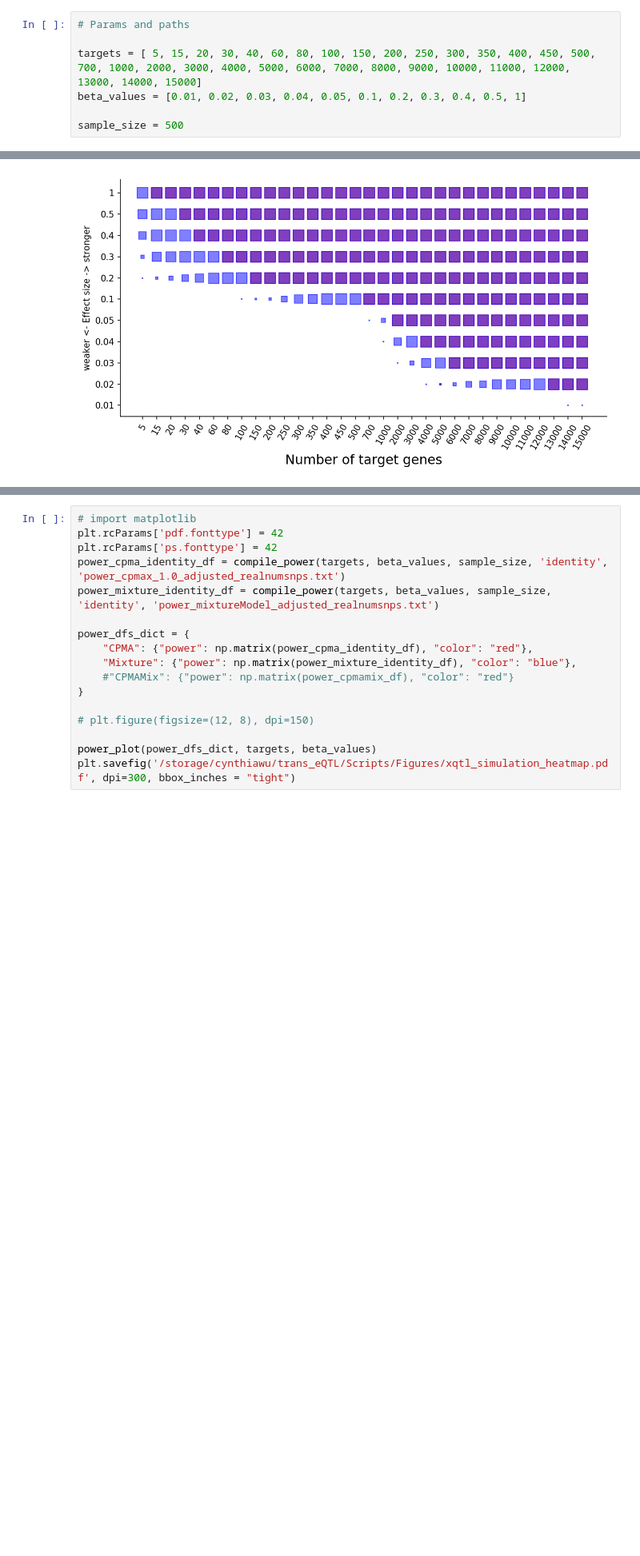
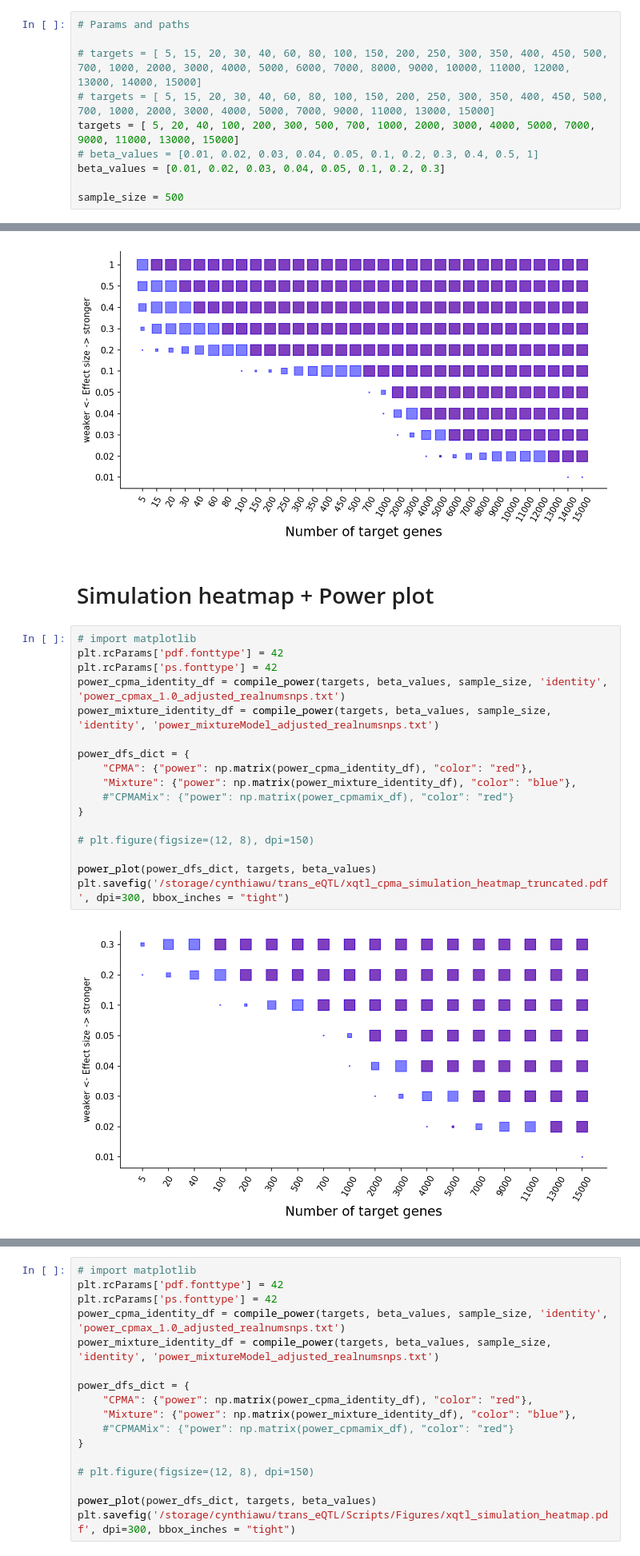
Before and after one commit to cynthiaewu/trans-eQTL, a Jupyter notebook: Jupyter/Simulation Heatmaps.ipynb, the cells around one changed output, grey strips where cells are left out. Shown at 80% size. Cells and saved outputs as stored; diff of their text form; blank space fills up the shorter version.

```diff
--- a/Jupyter/Simulation Heatmaps.ipynb
+++ b/Jupyter/Simulation Heatmaps.ipynb
@@ -6,8 +6,11 @@ import matplotlib.pyplot as plt
 # %%
 # Params and paths
 
-targets = [ 5, 15, 20, 30, 40, 60, 80, 100, 150, 200, 250, 300, 350, 400, 450, 500, 700, 1000, 2000, 3000, 4000, 5000, 6000, 7000, 8000, 9000, 10000, 11000, 12000, 13000, 14000, 15000]
-beta_values = [0.01, 0.02, 0.03, 0.04, 0.05, 0.1, 0.2, 0.3, 0.4, 0.5, 1]
+# targets = [ 5, 15, 20, 30, 40, 60, 80, 100, 150, 200, 250, 300, 350, 400, 450, 500, 700, 1000, 2000, 3000, 4000, 5000, 6000, 7000, 8000, 9000, 10000, 11000, 12000, 13000, 14000, 15000]
+# targets = [ 5, 15, 20, 30, 40, 60, 80, 100, 150, 200, 250, 300, 350, 400, 450, 500, 700, 1000, 2000, 3000, 4000, 5000, 7000, 9000, 11000, 13000, 15000]
+targets = [ 5, 20, 40, 100, 200, 300, 500, 700, 1000, 2000, 3000, 4000, 5000, 7000, 9000, 11000, 13000, 15000]
+# beta_values = [0.01, 0.02, 0.03, 0.04, 0.05, 0.1, 0.2, 0.3, 0.4, 0.5, 1]
+beta_values = [0.01, 0.02, 0.03, 0.04, 0.05, 0.1, 0.2, 0.3]
 
 sample_size = 500
 # %%
@@ -136,3 +143,24 @@ power_dfs_dict = {
 power_plot(power_dfs_dict, targets, beta_values)
 # %% [output]
 [figure]
+# %% [markdown]
+# Simulation heatmap + Power plot
+# %%
+# import matplotlib
+plt.rcParams['pdf.fonttype'] = 42
+plt.rcParams['ps.fonttype'] = 42
+power_cpma_identity_df = compile_power(targets, beta_values, sample_size, 'identity', 'power_cpmax_1.0_adjusted_realnumsnps.txt')
+power_mixture_identity_df = compile_power(targets, beta_values, sample_size, 'identity', 'power_mixtureModel_adjusted_realnumsnps.txt')
+
+power_dfs_dict = {
+    "CPMA": {"power": np.matrix(power_cpma_identity_df), "color": "red"},
+    "Mixture": {"power": np.matrix(power_mixture_identity_df), "color": "blue"},
+    #"CPMAMix": {"power": np.matrix(power_cpmamix_df), "color": "red"}
+}
+
+# plt.figure(figsize=(12, 8), dpi=150)
+
+power_plot(power_dfs_dict, targets, beta_values)
+plt.savefig('/storage/cynthiawu/trans_eQTL/xqtl_cpma_simulation_heatmap_truncated.pdf', dpi=300, bbox_inches = "tight")
+# %% [output]
+[figure, added]
```
Also changed, not shown: parts of 11 cells of this notebook, 6 other files.
